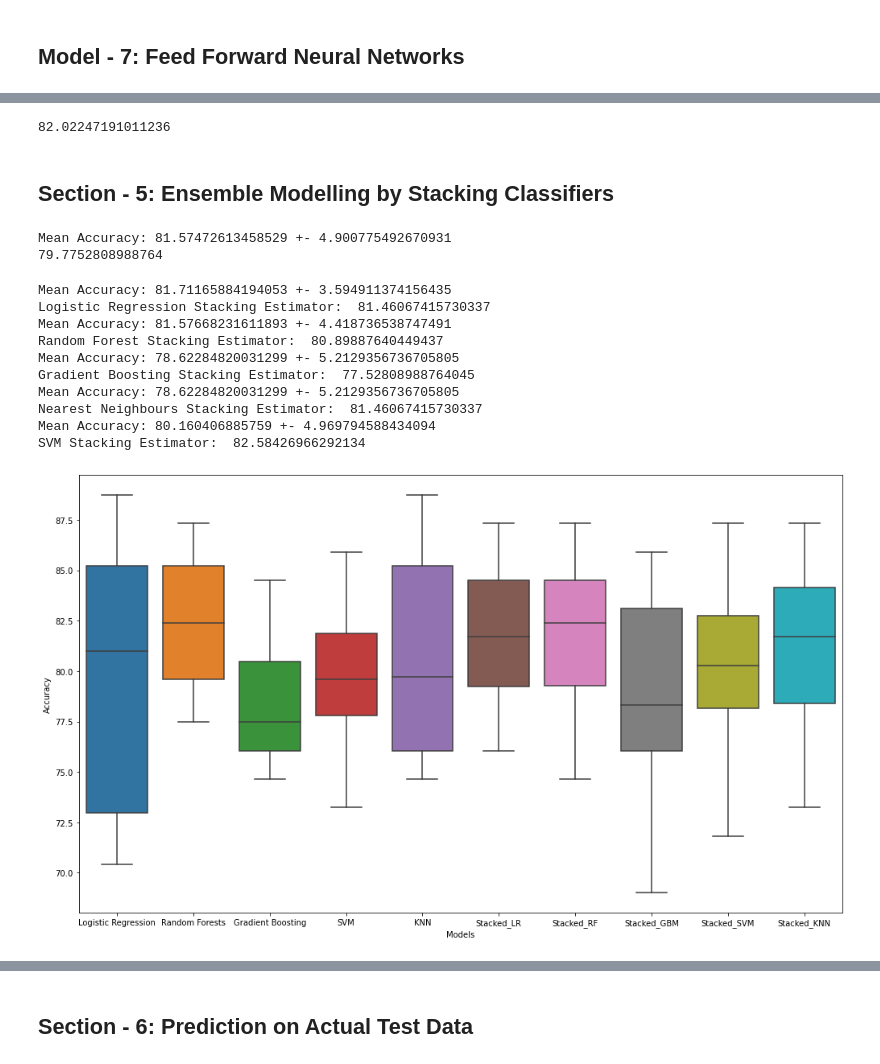
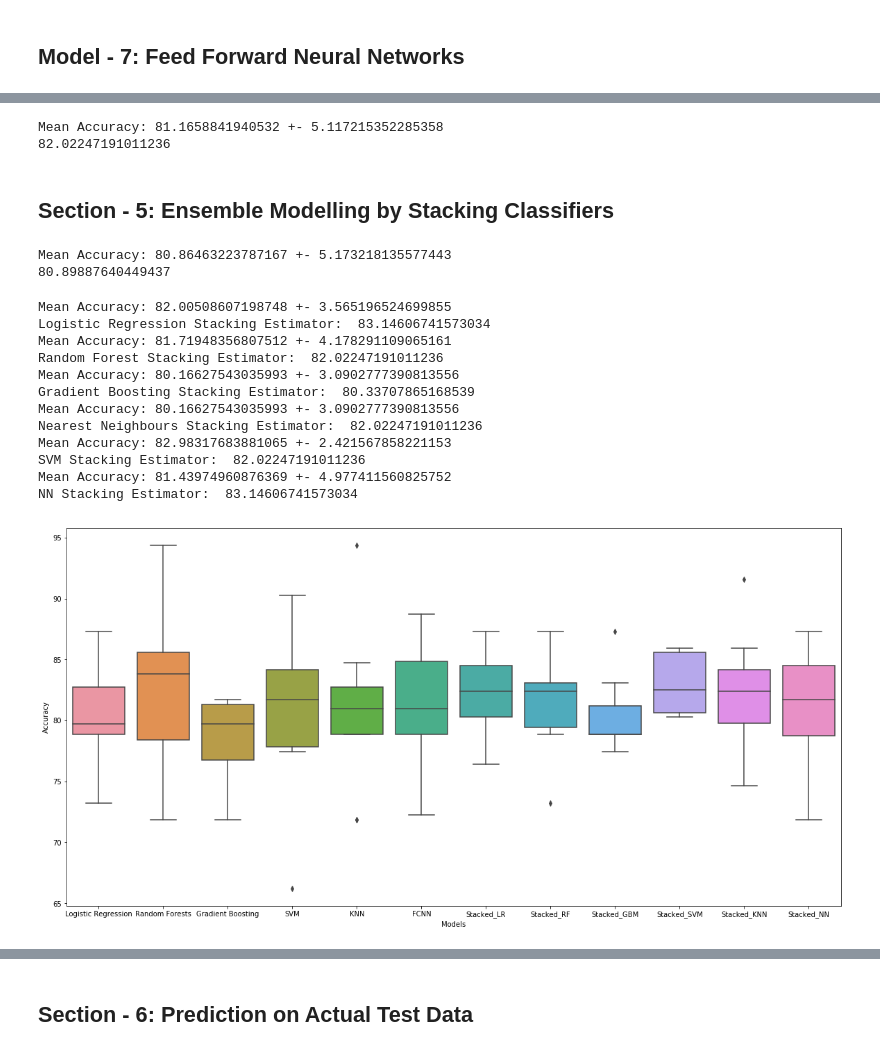
Before and after one commit to shanka19/Titanic-Prediction, a Jupyter notebook: titanic-prediction.ipynb, the cells around one changed output, grey strips where cells are left out. Saved outputs shown, nothing was run; the diff lists cells and outputs as text; code cells hidden in the pictures.

```diff
--- a/titanic-prediction.ipynb
+++ b/titanic-prediction.ipynb
@@ -543,11 +453,14 @@ _________________________________________________________________
-# %%
-### Predicting on test data
-y_pred = model.predict(test_data)
-y_pred[y_pred>=0.5] = 1.0
-y_pred[y_pred<0.5] = 0.0
-print(accuracy_score(y_test,y_pred)*100)
-# %% [output]
-82.02247191011236
+# %%
+mlpModel = MLPClassifier(hidden_layer_sizes=(128, 64), max_iter=1000)
+mlpModel.fit(X,Y)
+cv_results_nn = cross_val_score(mlpModel,X,Y,cv=KFold(n_splits=10,shuffle=True),scoring='accuracy')
+print("Mean Accuracy:",mean(cv_results_nn)*100,"+-",stdev(cv_results_nn)*100)
+### Predicting on test data
+y_pred = mlpModel.predict(test_data)
+print(accuracy_score(y_test,y_pred)*100)
+# %% [output]
+Mean Accuracy: 81.1658841940532 +- 5.117215352285358
+82.02247191011236
 # %% [markdown]
 ## Section - 5: Ensemble Modelling by Stacking Classifiers
 # %%
@@ -556,7 +469,8 @@ majorityVotingClassifier = VotingClassifier(estimators=[('lr', logisticRegressio
                                                         ('rf', randomForestModel),
                                                         ('xgb',gradientBoostingModel),
                                                         ('svm',svmModel),
-                                                        ('knn',knnModel)], voting='hard')
+                                                        ('knn',knnModel),
+                                                        ('nn',mlpModel)], voting='hard')
 majorityVotingClassifier.fit(X,Y)
 cv_results_majorityVotingClassifier = cross_val_score(majorityVotingClassifier,
                                                       X,Y,cv=KFold(n_splits=10,shuffle=True),
@@ -568,15 +482,16 @@ print("Mean Accuracy:",mean(cv_results_majorityVotingClassifier)*100,"+-",
 y_pred = majorityVotingClassifier.predict(test_data)
 print(accuracy_score(y_test,y_pred)*100)
 # %% [output]
-Mean Accuracy: 81.57472613458529 +- 4.900775492670931
-79.7752808988764
+Mean Accuracy: 80.86463223787167 +- 5.173218135577443
+80.89887640449437
 # %%
 ### Stacking by using another classifier
 estimators=[('lr', logisticRegressionModel),
             ('rf', randomForestModel),
             ('xgb',gradientBoostingModel),
             ('svm',svmModel),
-            ('knn',knnModel)]
+            ('knn',knnModel),
+            ('nn',mlpModel)]
 
 ''''Logistic Regression'''
 stackedClassifier_lr = StackingClassifier(estimators = estimators,
@@ -630,7 +545,7 @@ print("Nearest Neighbours Stacking Estimator: ",accuracy_score(y_test,y_pred)*10
 
 '''SVM Classifier'''
 stackedClassifier_svm = StackingClassifier(estimators = estimators,
-                                       final_estimator = KNeighborsClassifier())
+                                       final_estimator = SVC())
 stackedClassifier_svm.fit(X,Y)
 cv_results_stacking_svm = cross_val_score(stackedClassifier_svm,
                                           X,Y,cv=KFold(n_splits=10,shuffle=True),
@@ -638,36 +553,51 @@ cv_results_stacking_svm = cross_val_score(stackedClassifier_svm,
 print("Mean Accuracy:",mean(cv_results_stacking_svm)*100,"+-", stdev(cv_results_stacking_svm)*100)
 y_pred = stackedClassifier_svm.predict(test_data)
 print("SVM Stacking Estimator: ",accuracy_score(y_test,y_pred)*100)
+
+'''Neural Network Classifier'''
+stackedClassifier_nn = StackingClassifier(estimators = estimators,
+                                       final_estimator = MLPClassifier(max_iter=500))
+stackedClassifier_nn.fit(X,Y)
+cv_results_stacking_nn = cross_val_score(stackedClassifier_nn,
+                                          X,Y,cv=KFold(n_splits=10,shuffle=True),
+                                          scoring='accuracy')
+print("Mean Accuracy:",mean(cv_results_stacking_nn)*100,"+-", stdev(cv_results_stacking_nn)*100)
+y_pred = stackedClassifier_nn.predict(test_data)
+print("NN Stacking Estimator: ",accuracy_score(y_test,y_pred)*100)
 # %% [output]
-Mean Accuracy: 81.71165884194053 +- 3.594911374156435
-Logistic Regression Stacking Estimator:  81.46067415730337
-Mean Accuracy: 81.57668231611893 +- 4.418736538747491
-Random Forest Stacking Estimator:  80.89887640449437
-Mean Accuracy: 78.62284820031299 +- 5.2129356736705805
-Gradient Boosting Stacking Estimator:  77.52808988764045
-Mean Accuracy: 78.62284820031299 +- 5.2129356736705805
-Nearest Neighbours Stacking Estimator:  81.46067415730337
-Mean Accuracy: 80.160406885759 +- 4.969794588434094
-SVM Stacking Estimator:  82.58426966292134
+Mean Accuracy: 82.00508607198748 +- 3.565196524699855
+Logistic Regression Stacking Estimator:  83.14606741573034
+Mean Accuracy: 81.71948356807512 +- 4.178291109065161
+Random Forest Stacking Estimator:  82.02247191011236
+Mean Accuracy: 80.16627543035993 +- 3.0902777390813556
+Gradient Boosting Stacking Estimator:  80.33707865168539
+Mean Accuracy: 80.16627543035993 +- 3.0902777390813556
+Nearest Neighbours Stacking Estimator:  82.02247191011236
+Mean Accuracy: 82.98317683881065 +- 2.421567858221153
+SVM Stacking Estimator:  82.02247191011236
+Mean Accuracy: 81.43974960876369 +- 4.977411560825752
+NN Stacking Estimator:  83.14606741573034
 # %%
 ### Plots to compare our different models
 data = {'Logistic Regression':cv_results_lr*100,
        'Random Forests':cv_results_rf*100,
        'Gradient Boosting':cv_results_gbm*100,
        'SVM':cv_results_svm*100,
        'KNN':cv_results_knn*100,
+       'FCNN':cv_results_nn*100,
        'Stacked_LR':cv_results_stacking_lr*100,
        'Stacked_RF':cv_results_stacking_rf*100,
        'Stacked_GBM':cv_results_stacking_gbm*100,
        'Stacked_SVM':cv_results_stacking_svm*100,
-       'Stacked_KNN':cv_results_stacking_knn*100}
+       'Stacked_KNN':cv_results_stacking_knn*100,
+       'Stacked_NN':cv_results_stacking_nn*100}
 model_results = pd.DataFrame(data = data)
 model_results = model_results.stack().reset_index()
 model_results = model_results.rename(columns = {'level_1':'Models',0:'Accuracy'})
-plt.figure(figsize=(17,10))
+plt.figure(figsize=(20,10))
 fig1 = sns.boxplot(x='Models',y='Accuracy',data = model_results)
 # %% [output]
-[figure, old version]
+[figure, new version]
 # %%
 ### Predicting on Test Data
 y_pred = logisticRegressionModel.predict(test_data)
```
Also changed, not shown: parts of 18 cells of this notebook.
